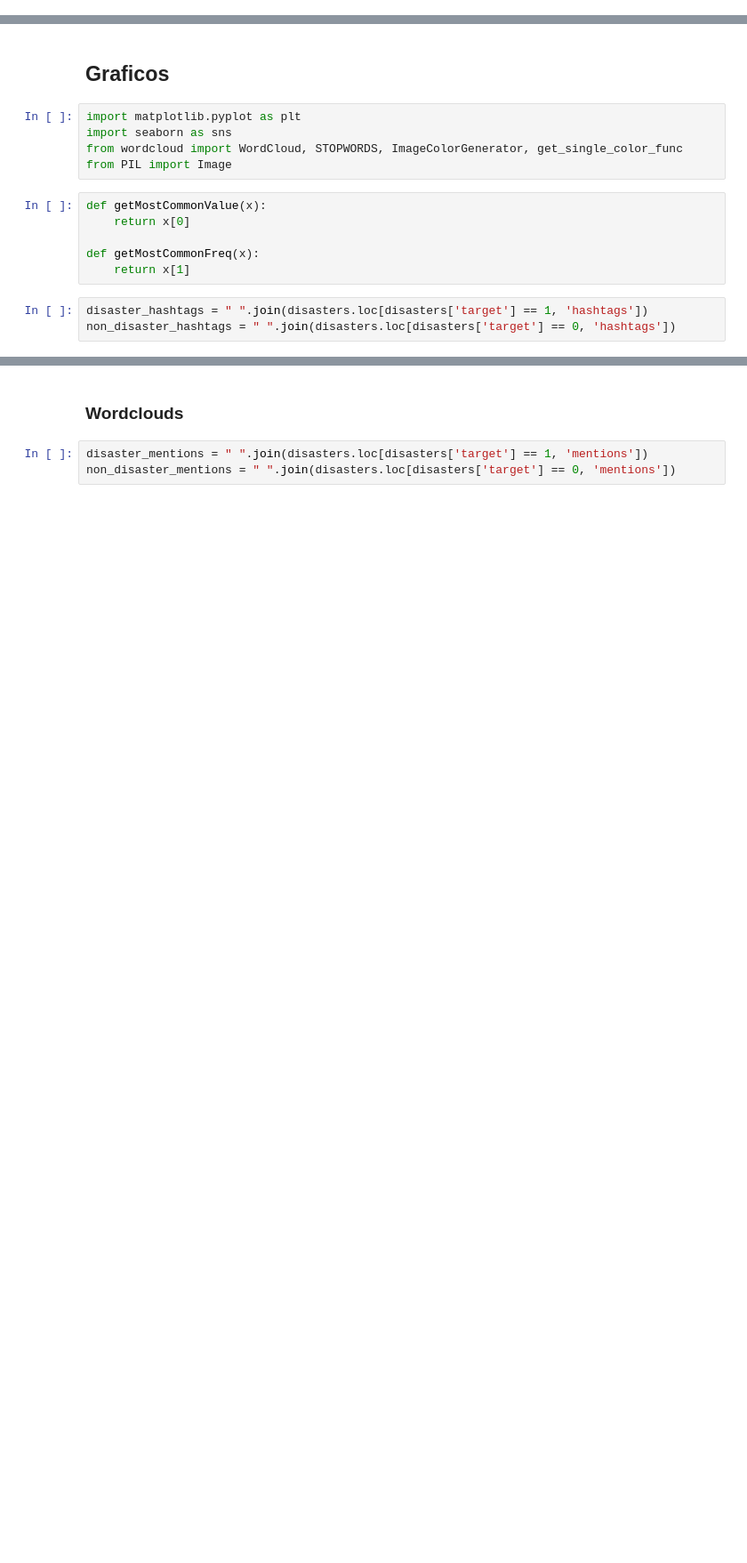
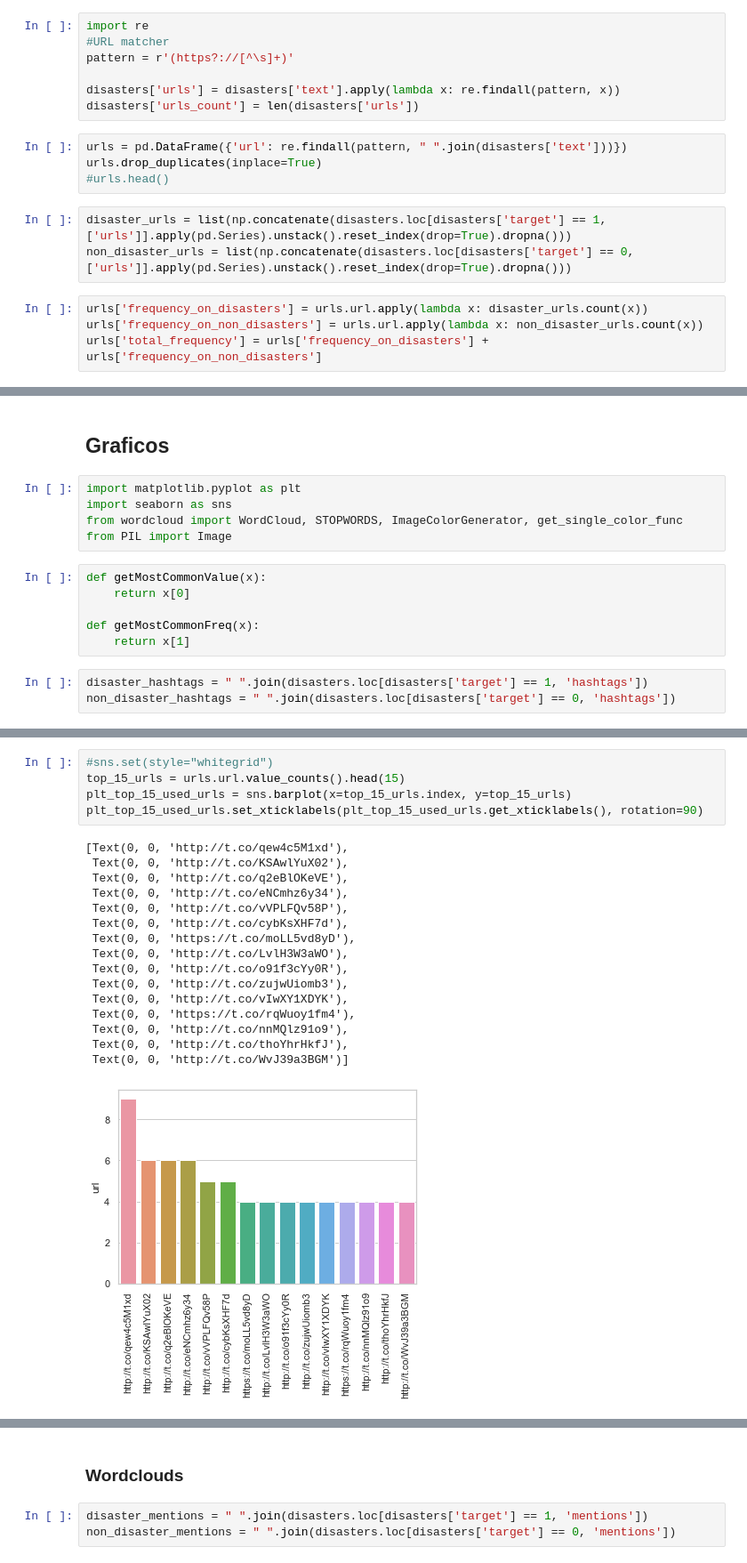
Before and after one commit to AlurrAldrey/OrgaDatosTP, a Jupyter notebook: tp1/TP1_hashtags_mentions.ipynb, the cells around one changed output, grey strips where cells are left out. Shown: that part at 89% size. Saved outputs shown, nothing was run; the diff lists cells and outputs as text; blank space fills up the shorter version.

```diff
--- a/tp1/TP1_hashtags_mentions.ipynb
+++ b/tp1/TP1_hashtags_mentions.ipynb
@@ -61,0 +129,18 @@ disasters.loc[(~disasters['keyword'].isnull()) & (~disasters['location'].isnull(
+# %%
+import re
+#URL matcher
+pattern = r'(https?://[^\s]+)'
+
+disasters['urls'] = disasters['text'].apply(lambda x: re.findall(pattern, x))
+disasters['urls_count'] = len(disasters['urls'])
+# %%
+urls = pd.DataFrame({'url': re.findall(pattern, " ".join(disasters['text']))})
+urls.drop_duplicates(inplace=True)
+#urls.head()
+# %%
+disaster_urls = list(np.concatenate(disasters.loc[disasters['target'] == 1, ['urls']].apply(pd.Series).unstack().reset_index(drop=True).dropna()))
+non_disaster_urls = list(np.concatenate(disasters.loc[disasters['target'] == 0, ['urls']].apply(pd.Series).unstack().reset_index(drop=True).dropna()))
+# %%
+urls['frequency_on_disasters'] = urls.url.apply(lambda x: disaster_urls.count(x))
+urls['frequency_on_non_disasters'] = urls.url.apply(lambda x: non_disaster_urls.count(x))
+urls['total_frequency'] = urls['frequency_on_disasters'] + urls['frequency_on_non_disasters']
@@ -128,0 +248,22 @@ Text(0.5, 0.98, 'Top 15 hashtags in tweets')
+# %%
+#sns.set(style="whitegrid")
+top_15_urls = urls.url.value_counts().head(15)
+plt_top_15_used_urls = sns.barplot(x=top_15_urls.index, y=top_15_urls)
+plt_top_15_used_urls.set_xticklabels(plt_top_15_used_urls.get_xticklabels(), rotation=90)
+# %% [output]
+[Text(0, 0, 'http://t.co/qew4c5M1xd'),
+ Text(0, 0, 'http://t.co/KSAwlYuX02'),
+ Text(0, 0, 'http://t.co/q2eBlOKeVE'),
+ Text(0, 0, 'http://t.co/eNCmhz6y34'),
+ Text(0, 0, 'http://t.co/vVPLFQv58P'),
+ Text(0, 0, 'http://t.co/cybKsXHF7d'),
+ Text(0, 0, 'https://t.co/moLL5vd8yD'),
+ Text(0, 0, 'http://t.co/LvlH3W3aWO'),
+ Text(0, 0, 'http://t.co/o91f3cYy0R'),
+ Text(0, 0, 'http://t.co/zujwUiomb3'),
+ Text(0, 0, 'http://t.co/vIwXY1XDYK'),
+ Text(0, 0, 'https://t.co/rqWuoy1fm4'),
+ Text(0, 0, 'http://t.co/nnMQlz91o9'),
+ Text(0, 0, 'http://t.co/thoYhrHkfJ'),
+ Text(0, 0, 'http://t.co/WvJ39a3BGM')]
+[figure, added]
```
Also changed, not shown: parts of 28 cells of this notebook, 1 other file.
